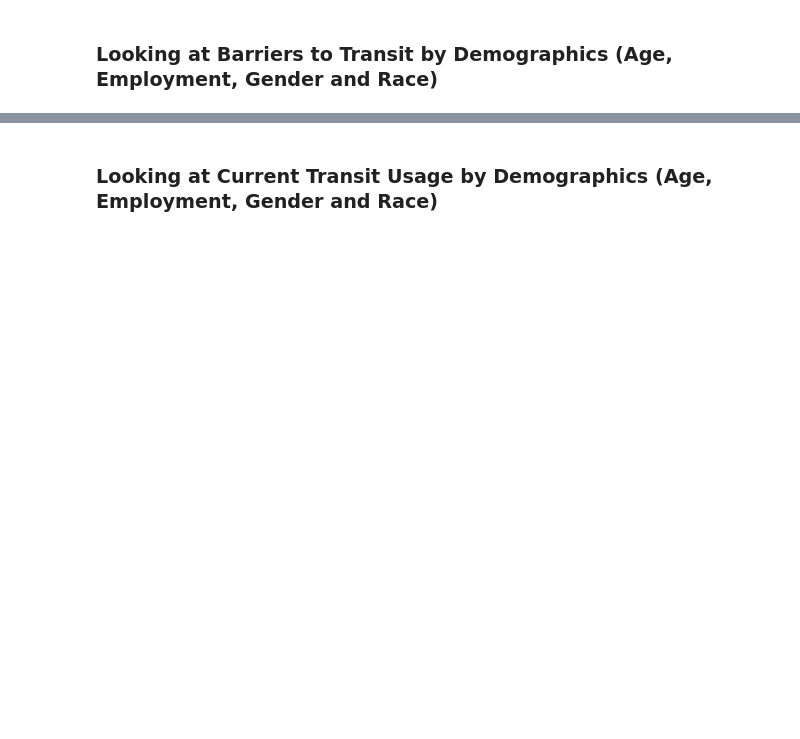
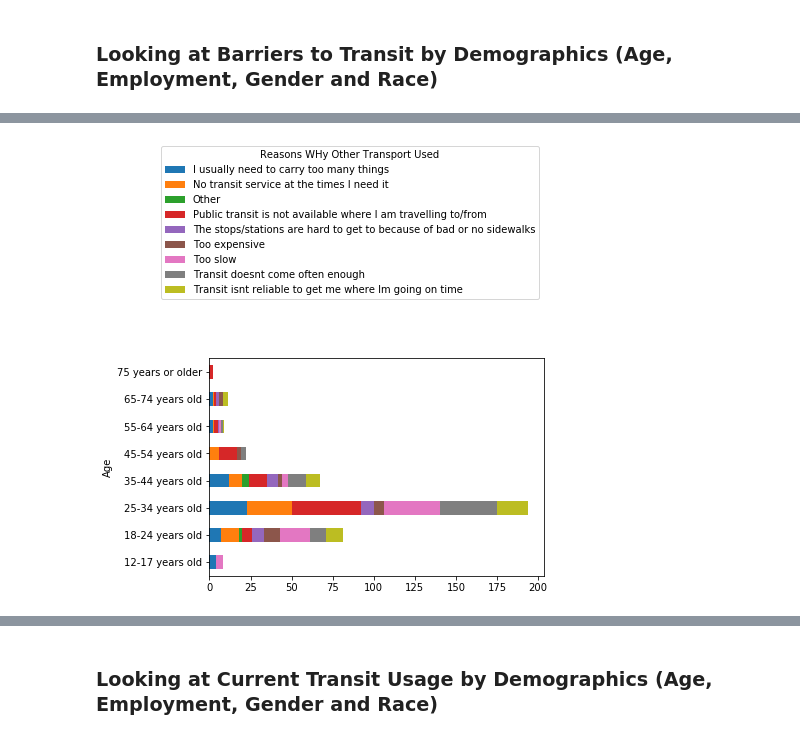
Before and after one commit to MattSamach/PPT_East_Busway, a Jupyter notebook: Notebooks/Demographic_Crosstabs.ipynb, the cells around one changed output, grey strips where cells are left out. Saved outputs shown, nothing was run; the diff lists cells and outputs as text; code cells hidden in the pictures; blank space fills up the shorter version.

```diff
--- a/Notebooks/Demographic_Crosstabs.ipynb
+++ b/Notebooks/Demographic_Crosstabs.ipynb
@@ -104,0 +58,9 @@ pd.crosstab(c67.Race, c67.Why_Other_Transport_Used)
+# %%
+# Age
+
+a = pd.crosstab(c67.Age, c67.Why_Other_Transport_Used)
+a.plot.barh(stacked=True)
+plt.legend(title='Reasons WHy Other Transport Used', bbox_to_anchor=(1, 2), loc='upper right', ncol=1)
+plt.show()
+# %% [output]
+[figure, added]
```
Also changed, not shown: parts of 8 cells of this notebook, 8 other files.
